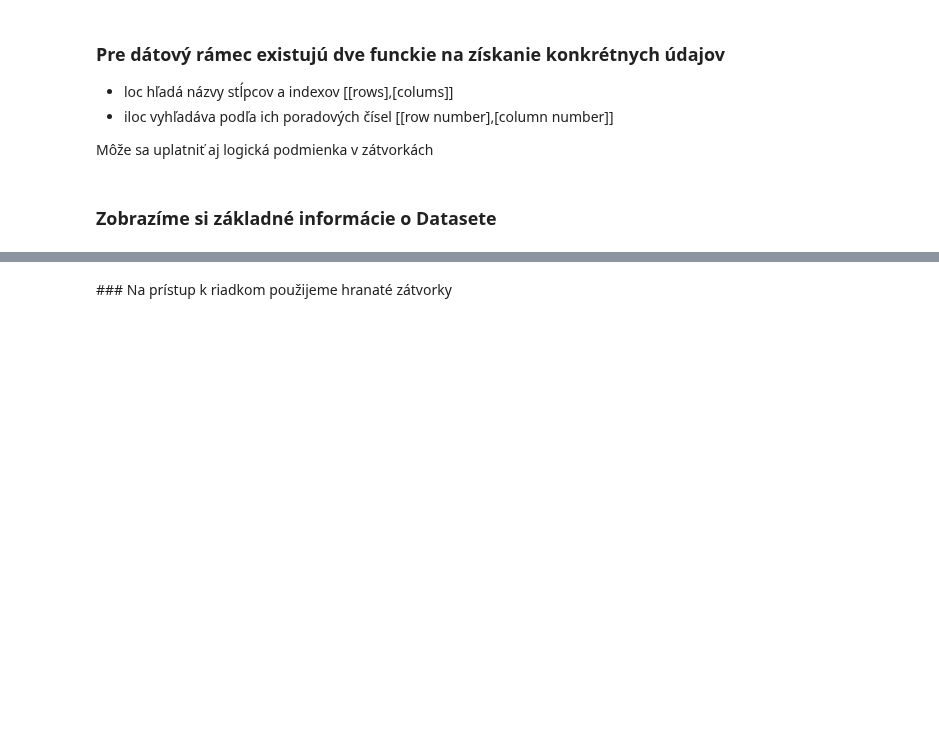
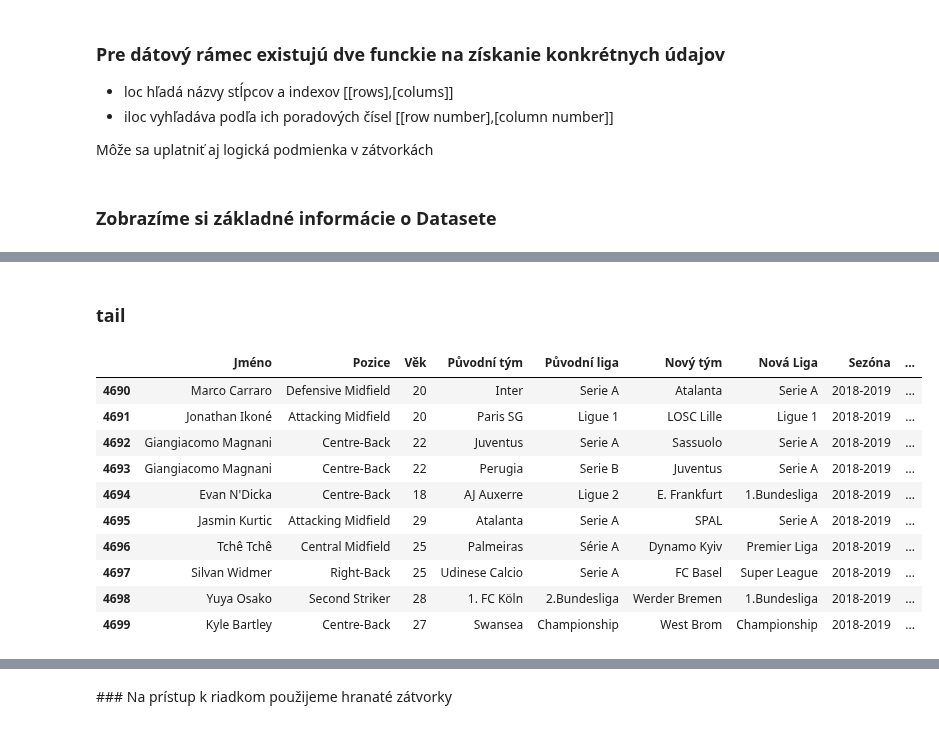
Before and after one commit to Rosko00/Pandas_beginner, a Jupyter notebook: 02_zobrazovanie_udajov.ipynb, the cells around one changed output, grey strips where cells are left out. Drawn from its saved outputs; the diff is of its cells as text; code cells hidden in the pictures; blank space fills up the shorter version.

```diff
--- a/02_zobrazovanie_udajov.ipynb
+++ b/02_zobrazovanie_udajov.ipynb
@@ -42,0 +97,18 @@ memory usage: 367.3+ KB
+# %% [markdown]
+### tail
+# %%
+# Zobrazí posledných 10 riadkov datasetu
+df_tail = df.tail (10)
+display (df_tail)
+# %% [output]
+|  | Jméno | Pozice | Věk | Původní tým | Původní liga | Nový tým | Nová Liga | Sezóna | ... |
+| 4690 | Marco Carraro | Defensive Midfield | 20 | Inter | Serie A | Atalanta | Serie A | 2018-2019 | ... |
+| 4691 | Jonathan Ikoné | Attacking Midfield | 20 | Paris SG | Ligue 1 | LOSC Lille | Ligue 1 | 2018-2019 | ... |
+| 4692 | Giangiacomo Magnani | Centre-Back | 22 | Juventus | Serie A | Sassuolo | Serie A | 2018-2019 | ... |
+| 4693 | Giangiacomo Magnani | Centre-Back | 22 | Perugia | Serie B | Juventus | Serie A | 2018-2019 | ... |
+| 4694 | Evan N'Dicka | Centre-Back | 18 | AJ Auxerre | Ligue 2 | E. Frankfurt | 1.Bundesliga | 2018-2019 | ... |
+| 4695 | Jasmin Kurtic | Attacking Midfield | 29 | Atalanta | Serie A | SPAL | Serie A | 2018-2019 | ... |
+| 4696 | Tchê Tchê | Central Midfield | 25 | Palmeiras | Série A | Dynamo Kyiv | Premier Liga | 2018-2019 | ... |
+| 4697 | Silvan Widmer | Right-Back | 25 | Udinese Calcio | Serie A | FC Basel | Super League | 2018-2019 | ... |
+| 4698 | Yuya Osako | Second Striker | 28 | 1. FC Köln | 2.Bundesliga | Werder Bremen | 1.Bundesliga | 2018-2019 | ... |
+| 4699 | Kyle Bartley | Centre-Back | 27 | Swansea | Championship | West Brom | Championship | 2018-2019 | ... |
```
Also changed, not shown: parts of 43 cells of this notebook.
